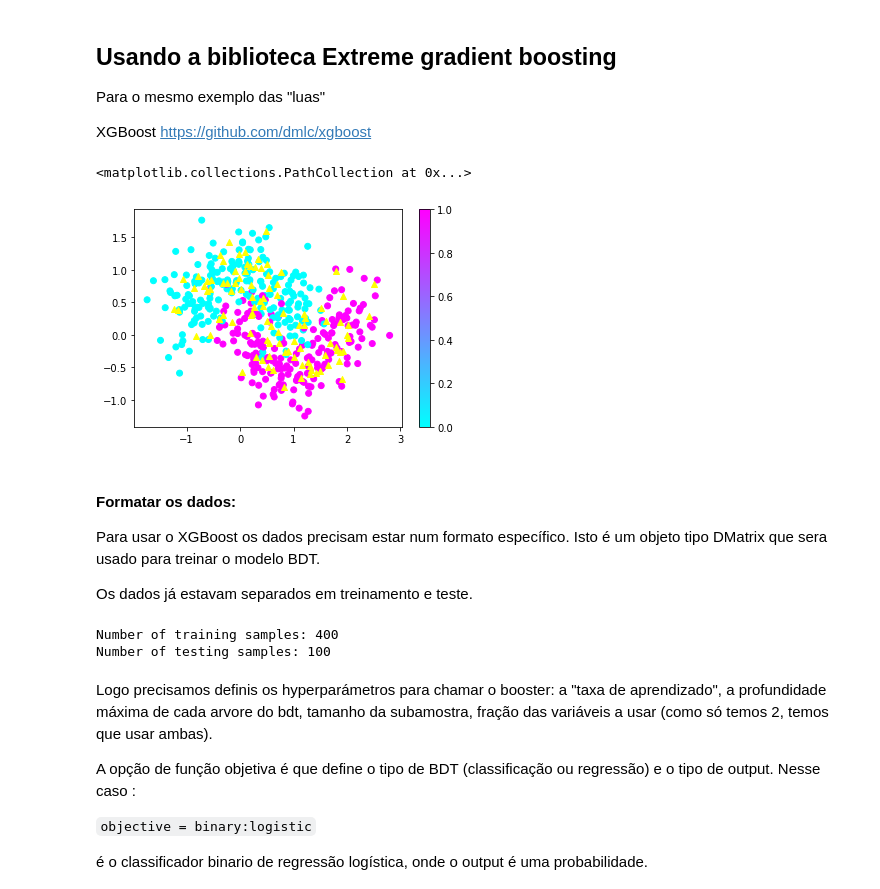
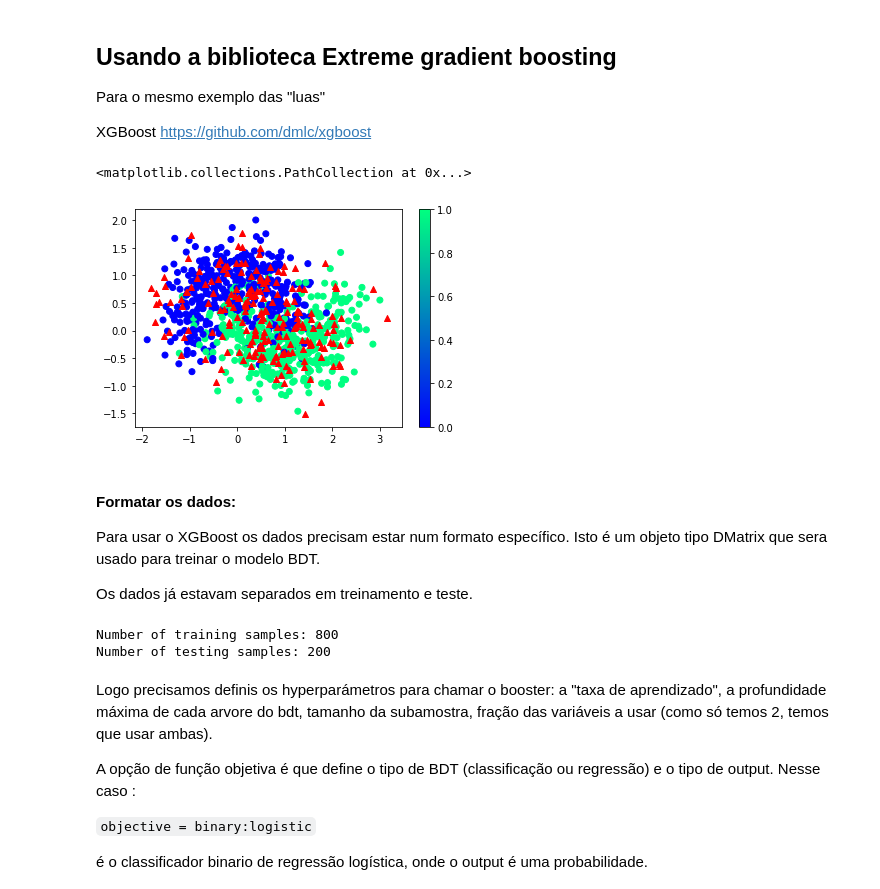
Before and after one commit to clemencia/ML4PPGF_UERJ, a Jupyter notebook: XGB_simple_Classfier.ipynb, the cells around one changed output. Cells and saved outputs as stored; diff of their text form; code cells hidden in the pictures.

```diff
--- a/XGB_simple_Classfier.ipynb
+++ b/XGB_simple_Classfier.ipynb
@@ -15,16 +15,16 @@ import xgboost as xgb
 # %%
 from sklearn.model_selection import train_test_split
 from sklearn.datasets import make_moons
 
-X, y = make_moons(n_samples=500, noise=0.30, random_state=42)
+X, y = make_moons(n_samples=1000, noise=0.40, random_state=42)
 X_train, X_test, y_train, y_test = train_test_split(X, y, test_size=0.2,random_state=42)
 
-plt.scatter(X_train[:,0],X_train[:,1],c=y_train,cmap="cool")
+plt.scatter(X_train[:,0],X_train[:,1],c=y_train,cmap="winter")
 plt.colorbar()
-plt.scatter(X_test[:,0],X_test[:,1],color="yellow", marker="^")
+plt.scatter(X_test[:,0],X_test[:,1],color="red", marker="^")
 # %% [output]
 <matplotlib.collections.PathCollection at 0x...>
-[figure, old version]
+[figure, new version]
 # %% [markdown]
 #### Formatar os dados:
 Para usar o  XGBoost os dados precisam estar num  formato específico. Isto é um objeto tipo DMatrix que sera usado para treinar o modelo BDT.
@@ -40,8 +40,8 @@ test = xgb.DMatrix(data=X_test,label=y_test,
 print('Number of training samples: {}'.format(train.num_row()))
 print('Number of testing samples: {}'.format(test.num_row()))
 # %% [output]
-Number of training samples: 400
-Number of testing samples: 100
+Number of training samples: 800
+Number of testing samples: 200
 # %% [markdown]
 Logo precisamos definis os hyperparámetros para chamar o booster: a "taxa de aprendizado", a profundidade máxima de cada arvore do bdt, tamanho da subamostra,  fração das variáveis a usar (como só temos 2, temos que usar ambas).
 
```
Also changed, not shown: parts of 9 cells of this notebook.
